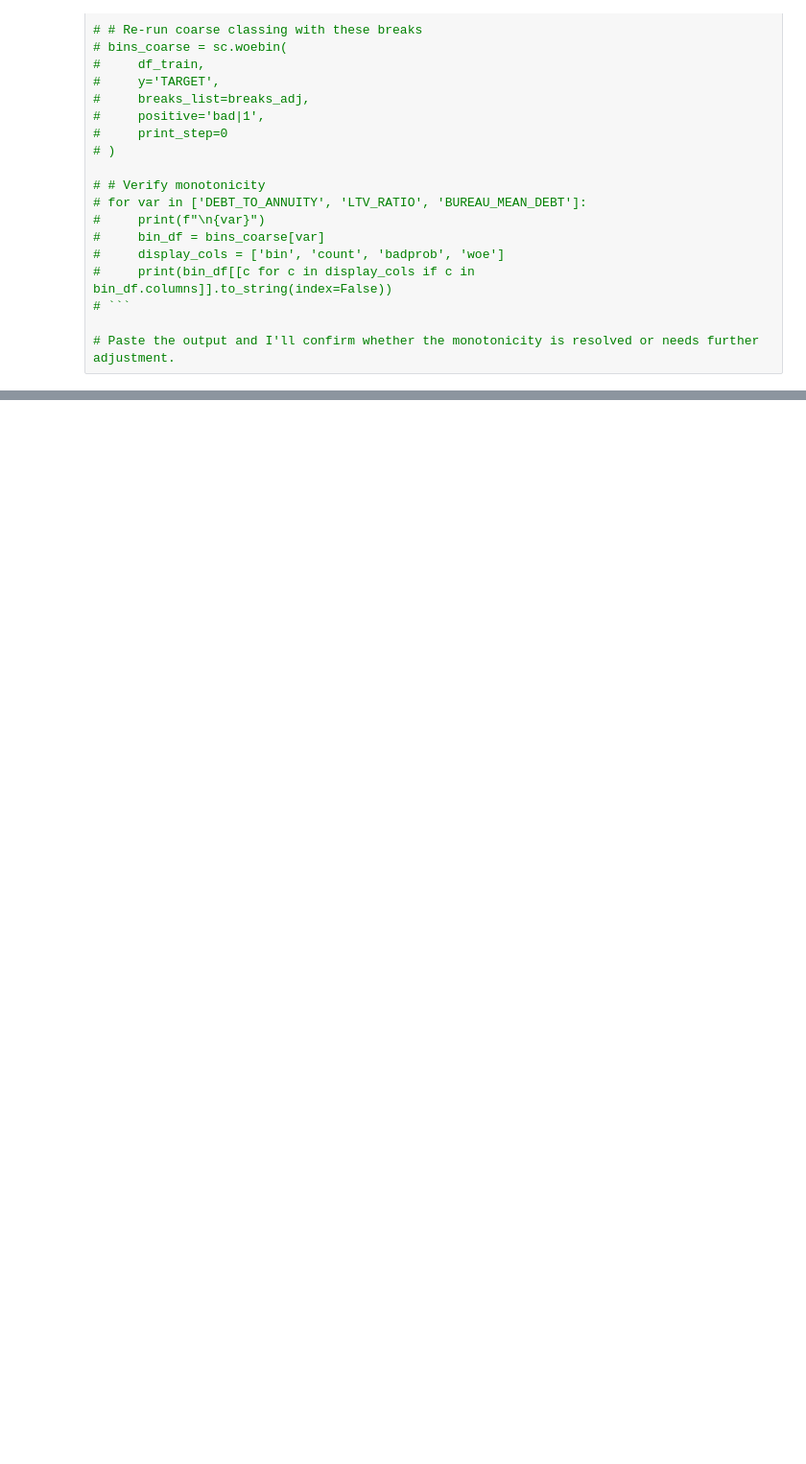
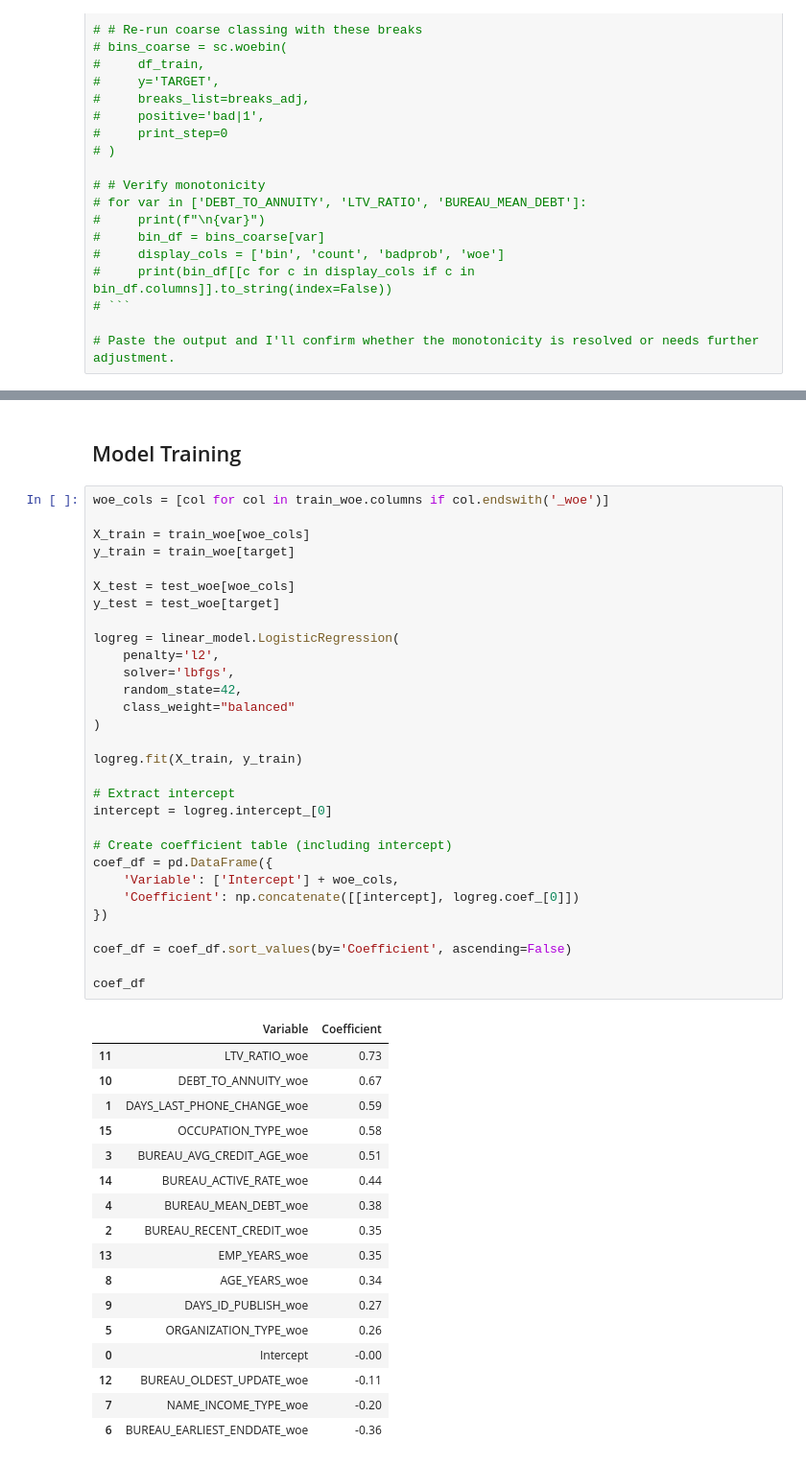
Before and after one commit to spectre-meltdown/IS453-Financial_Analytics-Scorecard_Project, a Jupyter notebook: 2. Scorecard Generation and Evaluation.ipynb, the cells around one changed output, grey strips where cells are left out. Shown at 96% size. Cells and saved outputs as stored; diff of their text form; blank space fills up the shorter version.

```diff
--- a/2. Scorecard Generation and Evaluation.ipynb
+++ b/2. Scorecard Generation and Evaluation.ipynb
@@ -624,0 +691,50 @@ Variable: LTV_RATIO
+# %% [markdown]
+## Model Training
+# %%
+woe_cols = [col for col in train_woe.columns if col.endswith('_woe')]
+
+X_train = train_woe[woe_cols]
+y_train = train_woe[target]
+
+X_test = test_woe[woe_cols]
+y_test = test_woe[target]
+
+logreg = linear_model.LogisticRegression(
+    penalty='l2',
+    solver='lbfgs',
+    random_state=42,
+    class_weight="balanced"
+)
+
+logreg.fit(X_train, y_train)
+
+# Extract intercept
+intercept = logreg.intercept_[0]
+
+# Create coefficient table (including intercept)
+coef_df = pd.DataFrame({
+    'Variable': ['Intercept'] + woe_cols,
+    'Coefficient': np.concatenate([[intercept], logreg.coef_[0]])
+})
+
+coef_df = coef_df.sort_values(by='Coefficient', ascending=False)
+
+coef_df
+# %% [output]
+|  | Variable | Coefficient |
+| 11 | LTV_RATIO_woe | 0.73 |
+| 10 | DEBT_TO_ANNUITY_woe | 0.67 |
+| 1 | DAYS_LAST_PHONE_CHANGE_woe | 0.59 |
+| 15 | OCCUPATION_TYPE_woe | 0.58 |
+| 3 | BUREAU_AVG_CREDIT_AGE_woe | 0.51 |
+| 14 | BUREAU_ACTIVE_RATE_woe | 0.44 |
+| 4 | BUREAU_MEAN_DEBT_woe | 0.38 |
+| 2 | BUREAU_RECENT_CREDIT_woe | 0.35 |
+| 13 | EMP_YEARS_woe | 0.35 |
+| 8 | AGE_YEARS_woe | 0.34 |
+| 9 | DAYS_ID_PUBLISH_woe | 0.27 |
+| 5 | ORGANIZATION_TYPE_woe | 0.26 |
+| 0 | Intercept | -0.00 |
+| 12 | BUREAU_OLDEST_UPDATE_woe | -0.11 |
+| 7 | NAME_INCOME_TYPE_woe | -0.20 |
+| 6 | BUREAU_EARLIEST_ENDDATE_woe | -0.36 |
```
Also changed, not shown: parts of 17 cells of this notebook, 1 other file.
